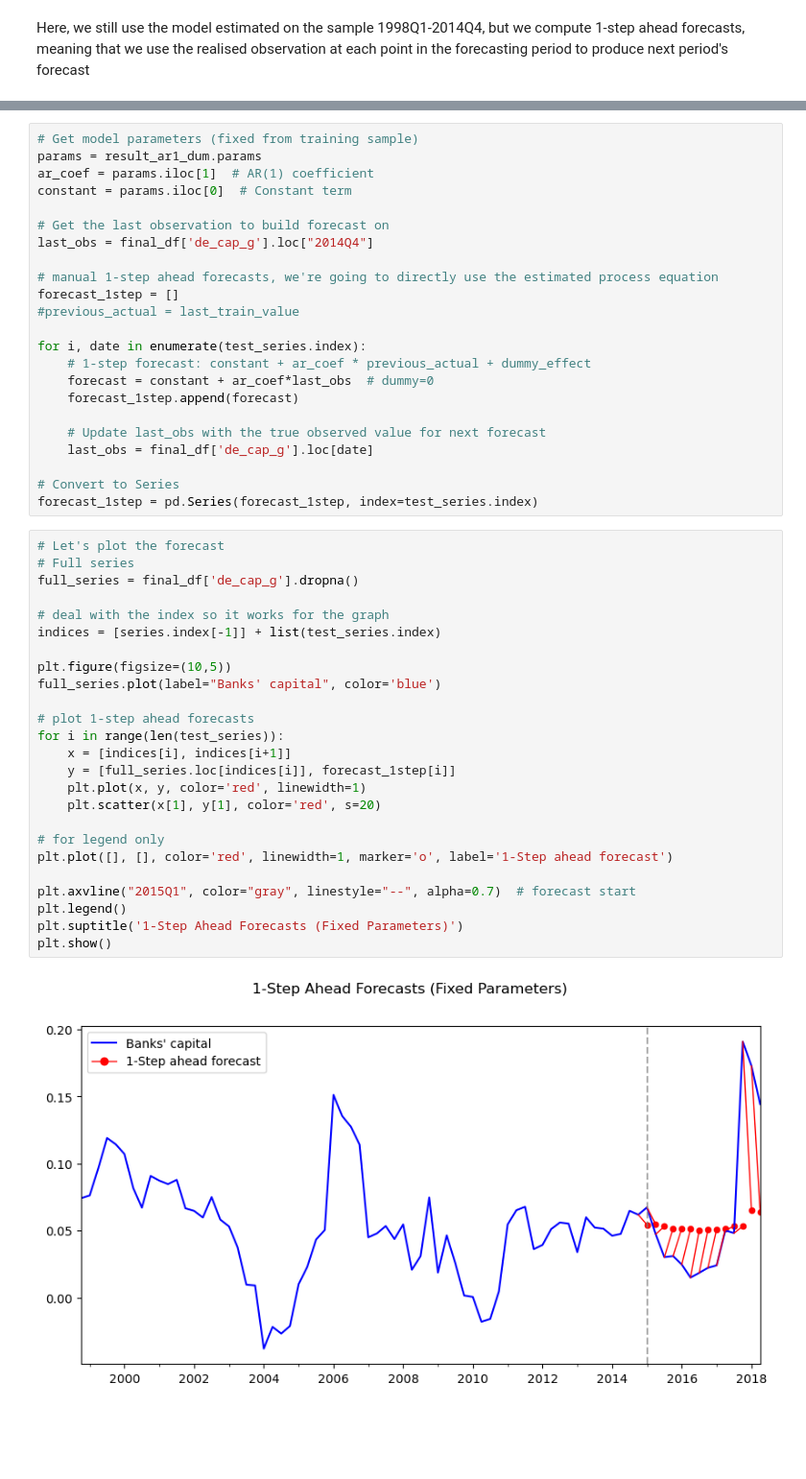
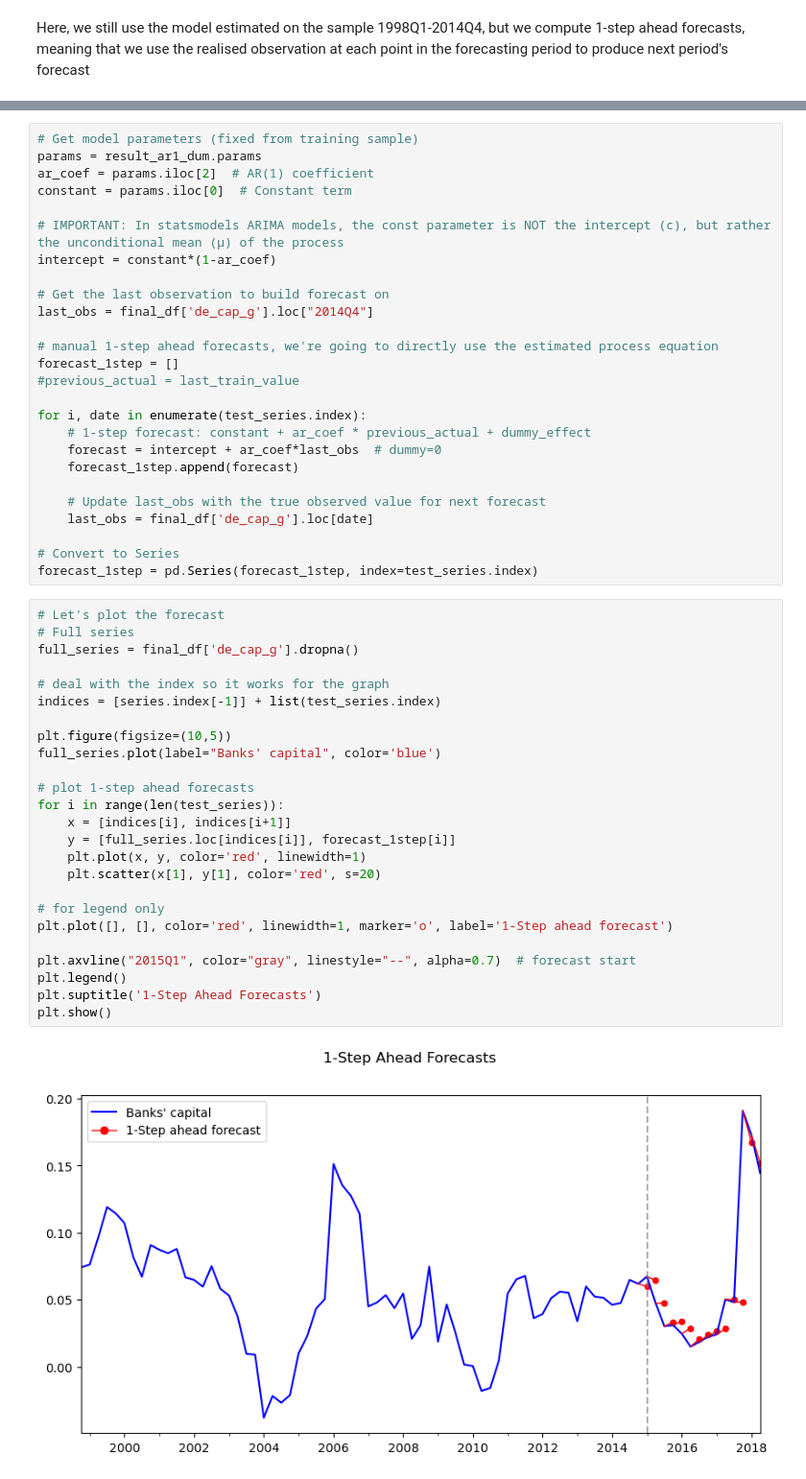
Before and after one commit to hugobrrss/FBF, a Jupyter notebook: homework1.ipynb, the cells around one changed output, grey strips where cells are left out. Shown at 96% size. Cells and saved outputs as stored; diff of their text form; blank space fills up the shorter version.

```diff
--- a/homework1.ipynb
+++ b/homework1.ipynb
@@ -301,8 +310,11 @@ Here, we still use the model estimated on the sample 1998Q1-2014Q4, but we compu
 # %%
 # Get model parameters (fixed from training sample)
 params = result_ar1_dum.params
-ar_coef = params.iloc[1]  # AR(1) coefficient
+ar_coef = params.iloc[2]  # AR(1) coefficient
 constant = params.iloc[0]  # Constant term
+
+# IMPORTANT: In statsmodels ARIMA models, the const parameter is NOT the intercept (c), but rather the unconditional mean (μ) of the process
+intercept = constant*(1-ar_coef)
 
 # Get the last observation to build forecast on
 last_obs = final_df['de_cap_g'].loc["2014Q4"]
@@ -313,7 +325,7 @@ forecast_1step = []
 
 for i, date in enumerate(test_series.index):
     # 1-step forecast: constant + ar_coef * previous_actual + dummy_effect
-    forecast = constant + ar_coef*last_obs  # dummy=0
+    forecast = intercept + ar_coef*last_obs  # dummy=0
     forecast_1step.append(forecast)
 
     # Update last_obs with the true observed value for next forecast
@@ -324,29 +336,29 @@ forecast_1step = pd.Series(forecast_1step, index=test_series.index)
 # %%
 # Let's plot the forecast
 # Full series
 full_series = final_df['de_cap_g'].dropna()
 
 # deal with the index so it works for the graph
 indices = [series.index[-1]] + list(test_series.index)
 
 plt.figure(figsize=(10,5))
 full_series.plot(label="Banks' capital", color='blue')
 
 # plot 1-step ahead forecasts
 for i in range(len(test_series)):
     x = [indices[i], indices[i+1]]
     y = [full_series.loc[indices[i]], forecast_1step[i]]
     plt.plot(x, y, color='red', linewidth=1)
     plt.scatter(x[1], y[1], color='red', s=20)
 
 # for legend only
 plt.plot([], [], color='red', linewidth=1, marker='o', label='1-Step ahead forecast')
 
 plt.axvline("2015Q1", color="gray", linestyle="--", alpha=0.7)  # forecast start
 plt.legend()
-plt.suptitle('1-Step Ahead Forecasts (Fixed Parameters)')
+plt.suptitle('1-Step Ahead Forecasts')
 plt.show()
 # %% [output]
-[figure, old version]
+[figure, new version]
 # %%
 # Show results
```
Also changed, not shown: parts of 7 cells of this notebook.
